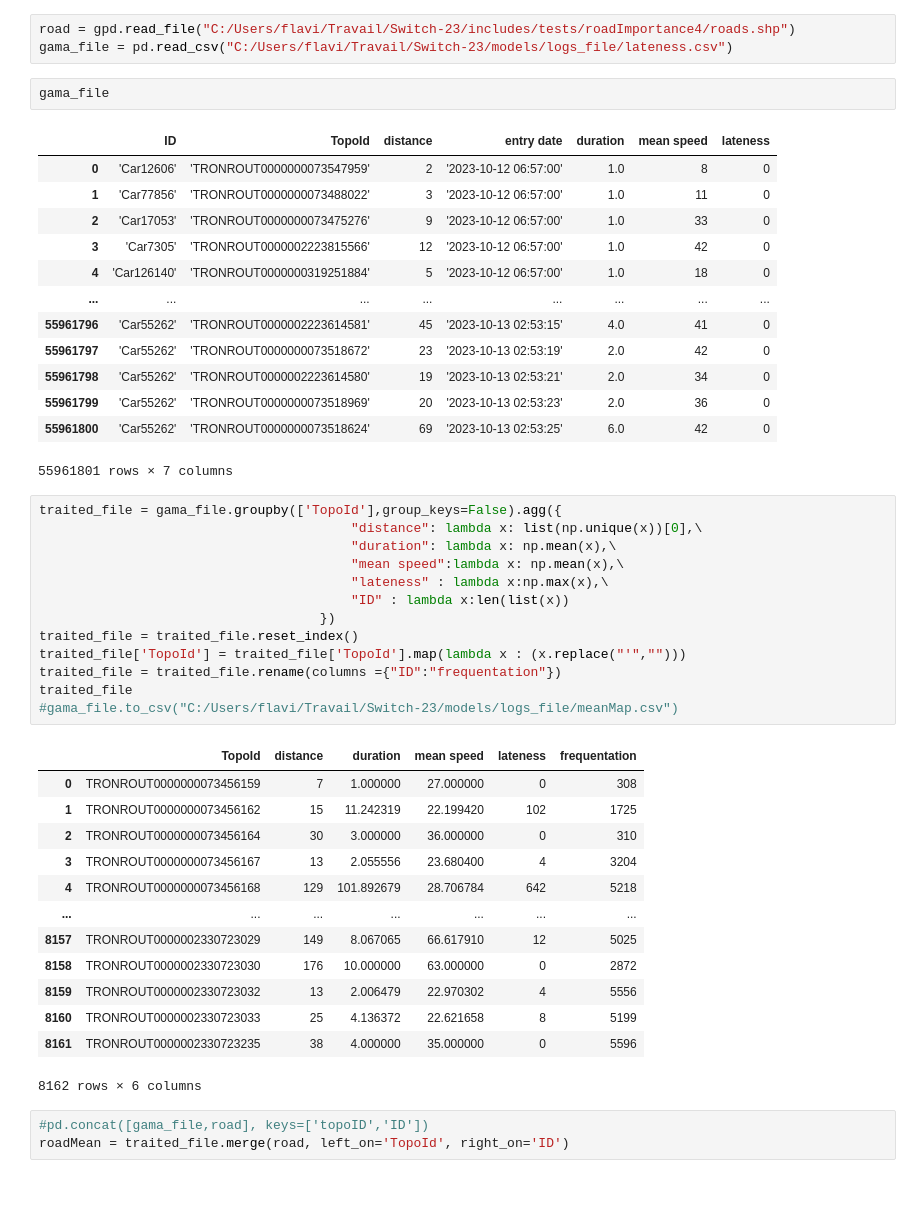
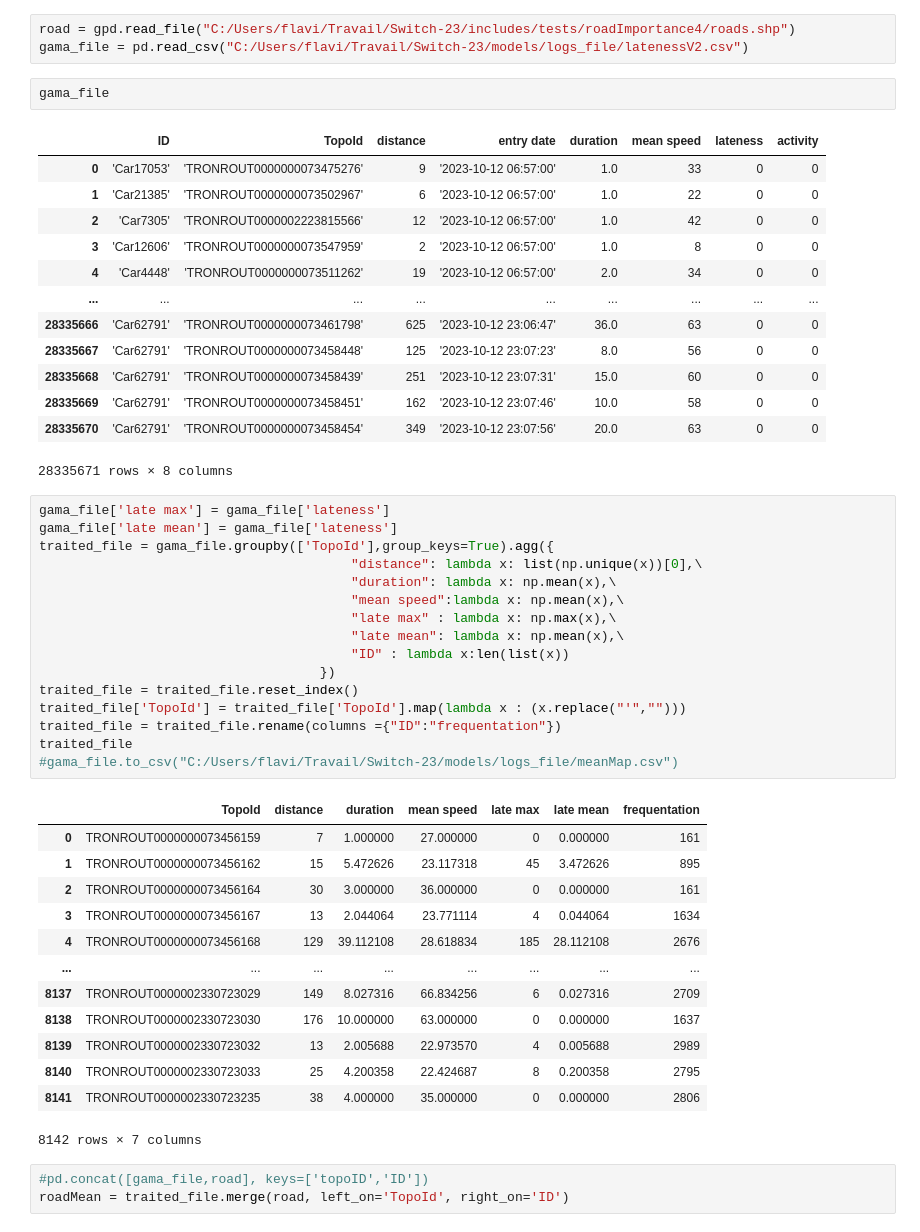
Before and after one commit to ANR-Switch/SWITCH-23, a Jupyter notebook: DataScript/SRC/plotRoad.ipynb, the cells around one changed output. Saved outputs shown, nothing was run; the diff lists cells and outputs as text; blank space fills up the shorter version.

```diff
--- a/DataScript/SRC/plotRoad.ipynb
+++ b/DataScript/SRC/plotRoad.ipynb
@@ -22,49 +22,52 @@ with FileInput("C:/Users/flavi/Travail/Switch-23/models/logs_file/lateness.csv",
 # %%
 road = gpd.read_file("C:/Users/flavi/Travail/Switch-23/includes/tests/roadImportance4/roads.shp")
-gama_file = pd.read_csv("C:/Users/flavi/Travail/Switch-23/models/logs_file/lateness.csv")
+gama_file = pd.read_csv("C:/Users/flavi/Travail/Switch-23/models/logs_file/latenessV2.csv")
 # %%
 gama_file
 # %% [output]
-|  | ID | TopoId | distance | entry date | duration | mean speed | lateness |
-| 0 | 'Car12606' | 'TRONROUT0000000073547959' | 2 | '2023-10-12 06:57:00' | 1.0 | 8 | 0 |
-| 1 | 'Car77856' | 'TRONROUT0000000073488022' | 3 | '2023-10-12 06:57:00' | 1.0 | 11 | 0 |
-| 2 | 'Car17053' | 'TRONROUT0000000073475276' | 9 | '2023-10-12 06:57:00' | 1.0 | 33 | 0 |
-| 3 | 'Car7305' | 'TRONROUT0000002223815566' | 12 | '2023-10-12 06:57:00' | 1.0 | 42 | 0 |
-| 4 | 'Car126140' | 'TRONROUT0000000319251884' | 5 | '2023-10-12 06:57:00' | 1.0 | 18 | 0 |
-| ... | ... | ... | ... | ... | ... | ... | ... |
-| 55961796 | 'Car55262' | 'TRONROUT0000002223614581' | 45 | '2023-10-13 02:53:15' | 4.0 | 41 | 0 |
-| 55961797 | 'Car55262' | 'TRONROUT0000000073518672' | 23 | '2023-10-13 02:53:19' | 2.0 | 42 | 0 |
-| 55961798 | 'Car55262' | 'TRONROUT0000002223614580' | 19 | '2023-10-13 02:53:21' | 2.0 | 34 | 0 |
-| 55961799 | 'Car55262' | 'TRONROUT0000000073518969' | 20 | '2023-10-13 02:53:23' | 2.0 | 36 | 0 |
-| 55961800 | 'Car55262' | 'TRONROUT0000000073518624' | 69 | '2023-10-13 02:53:25' | 6.0 | 42 | 0 |
+|  | ID | TopoId | distance | entry date | duration | mean speed | lateness | activity |
+| 0 | 'Car17053' | 'TRONROUT0000000073475276' | 9 | '2023-10-12 06:57:00' | 1.0 | 33 | 0 | 0 |
+| 1 | 'Car21385' | 'TRONROUT0000000073502967' | 6 | '2023-10-12 06:57:00' | 1.0 | 22 | 0 | 0 |
+| 2 | 'Car7305' | 'TRONROUT0000002223815566' | 12 | '2023-10-12 06:57:00' | 1.0 | 42 | 0 | 0 |
+| 3 | 'Car12606' | 'TRONROUT0000000073547959' | 2 | '2023-10-12 06:57:00' | 1.0 | 8 | 0 | 0 |
+| 4 | 'Car4448' | 'TRONROUT0000000073511262' | 19 | '2023-10-12 06:57:00' | 2.0 | 34 | 0 | 0 |
+| ... | ... | ... | ... | ... | ... | ... | ... | ... |
+| 28335666 | 'Car62791' | 'TRONROUT0000000073461798' | 625 | '2023-10-12 23:06:47' | 36.0 | 63 | 0 | 0 |
+| 28335667 | 'Car62791' | 'TRONROUT0000000073458448' | 125 | '2023-10-12 23:07:23' | 8.0 | 56 | 0 | 0 |
+| 28335668 | 'Car62791' | 'TRONROUT0000000073458439' | 251 | '2023-10-12 23:07:31' | 15.0 | 60 | 0 | 0 |
+| 28335669 | 'Car62791' | 'TRONROUT0000000073458451' | 162 | '2023-10-12 23:07:46' | 10.0 | 58 | 0 | 0 |
+| 28335670 | 'Car62791' | 'TRONROUT0000000073458454' | 349 | '2023-10-12 23:07:56' | 20.0 | 63 | 0 | 0 |
-55961801 rows × 7 columns
+28335671 rows × 8 columns
 # %%
-traited_file = gama_file.groupby(['TopoId'],group_keys=False).agg({
+gama_file['late max'] = gama_file['lateness']
+gama_file['late mean'] = gama_file['lateness']
+traited_file = gama_file.groupby(['TopoId'],group_keys=True).agg({
                                         "distance": lambda x: list(np.unique(x))[0],\
                                         "duration": lambda x: np.mean(x),\
                                         "mean speed":lambda x: np.mean(x),\
-                                        "lateness" : lambda x:np.max(x),\
+                                        "late max" : lambda x: np.max(x),\
+                                        "late mean": lambda x: np.mean(x),\
                                         "ID" : lambda x:len(list(x))
                                     })
 traited_file = traited_file.reset_index()
 traited_file['TopoId'] = traited_file['TopoId'].map(lambda x : (x.replace("'","")))
 traited_file = traited_file.rename(columns ={"ID":"frequentation"})
 traited_file
 #gama_file.to_csv("C:/Users/flavi/Travail/Switch-23/models/logs_file/meanMap.csv")
 # %% [output]
-|  | TopoId | distance | duration | mean speed | lateness | frequentation |
-| 0 | TRONROUT0000000073456159 | 7 | 1.000000 | 27.000000 | 0 | 308 |
-| 1 | TRONROUT0000000073456162 | 15 | 11.242319 | 22.199420 | 102 | 1725 |
-| 2 | TRONROUT0000000073456164 | 30 | 3.000000 | 36.000000 | 0 | 310 |
-| 3 | TRONROUT0000000073456167 | 13 | 2.055556 | 23.680400 | 4 | 3204 |
-| 4 | TRONROUT0000000073456168 | 129 | 101.892679 | 28.706784 | 642 | 5218 |
-| ... | ... | ... | ... | ... | ... | ... |
-| 8157 | TRONROUT0000002330723029 | 149 | 8.067065 | 66.617910 | 12 | 5025 |
-| 8158 | TRONROUT0000002330723030 | 176 | 10.000000 | 63.000000 | 0 | 2872 |
-| 8159 | TRONROUT0000002330723032 | 13 | 2.006479 | 22.970302 | 4 | 5556 |
-| 8160 | TRONROUT0000002330723033 | 25 | 4.136372 | 22.621658 | 8 | 5199 |
-| 8161 | TRONROUT0000002330723235 | 38 | 4.000000 | 35.000000 | 0 | 5596 |
+|  | TopoId | distance | duration | mean speed | late max | late mean | frequentation |
+| 0 | TRONROUT0000000073456159 | 7 | 1.000000 | 27.000000 | 0 | 0.000000 | 161 |
+| 1 | TRONROUT0000000073456162 | 15 | 5.472626 | 23.117318 | 45 | 3.472626 | 895 |
+| 2 | TRONROUT0000000073456164 | 30 | 3.000000 | 36.000000 | 0 | 0.000000 | 161 |
+| 3 | TRONROUT0000000073456167 | 13 | 2.044064 | 23.771114 | 4 | 0.044064 | 1634 |
+| 4 | TRONROUT0000000073456168 | 129 | 39.112108 | 28.618834 | 185 | 28.112108 | 2676 |
+| ... | ... | ... | ... | ... | ... | ... | ... |
+| 8137 | TRONROUT0000002330723029 | 149 | 8.027316 | 66.834256 | 6 | 0.027316 | 2709 |
+| 8138 | TRONROUT0000002330723030 | 176 | 10.000000 | 63.000000 | 0 | 0.000000 | 1637 |
+| 8139 | TRONROUT0000002330723032 | 13 | 2.005688 | 22.973570 | 4 | 0.005688 | 2989 |
+| 8140 | TRONROUT0000002330723033 | 25 | 4.200358 | 22.424687 | 8 | 0.200358 | 2795 |
+| 8141 | TRONROUT0000002330723235 | 38 | 4.000000 | 35.000000 | 0 | 0.000000 | 2806 |
-8162 rows × 6 columns
+8142 rows × 7 columns
 # %%
 #pd.concat([gama_file,road], keys=['topoID','ID'])
 roadMean = traited_file.merge(road, left_on='TopoId', right_on='ID')
```
Also changed, not shown: parts of 14 cells of this notebook, 8 other files.
